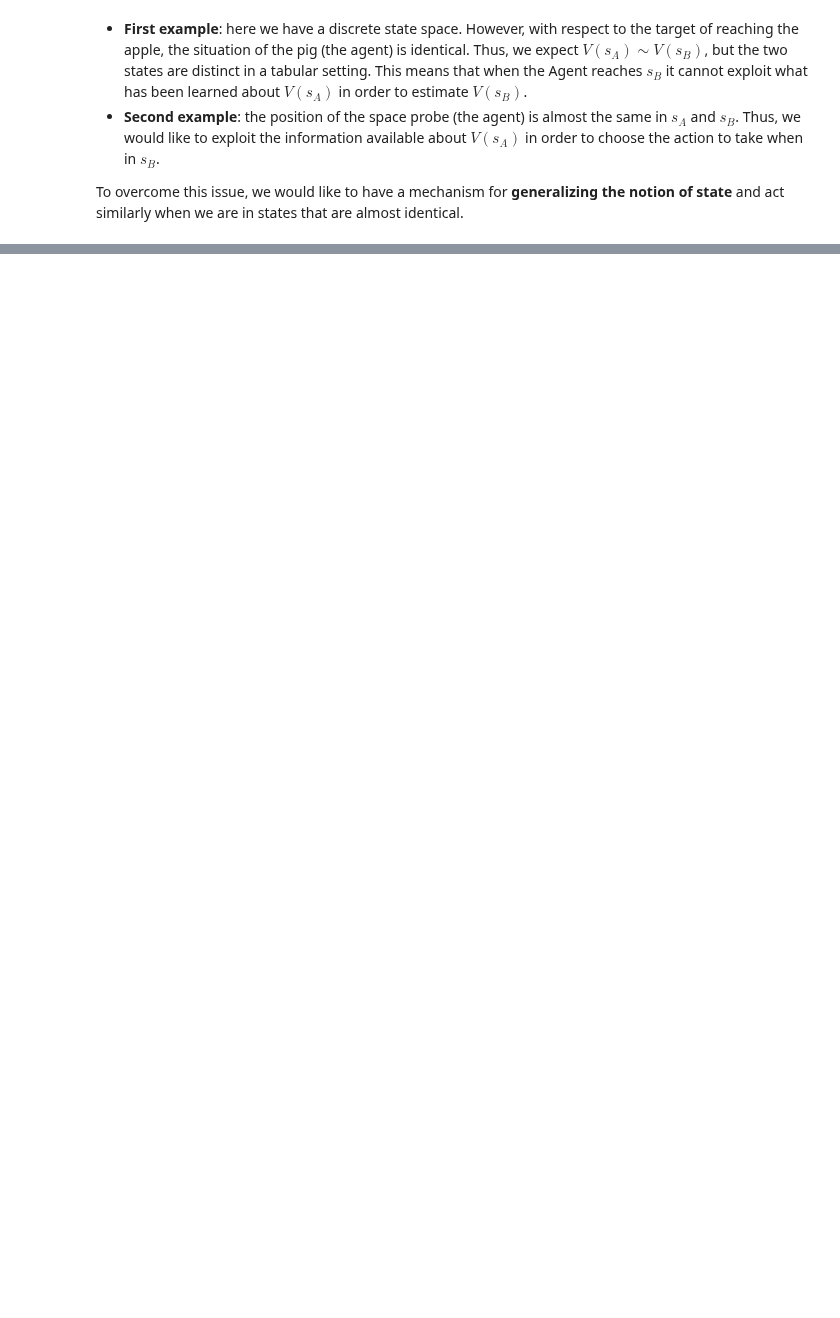
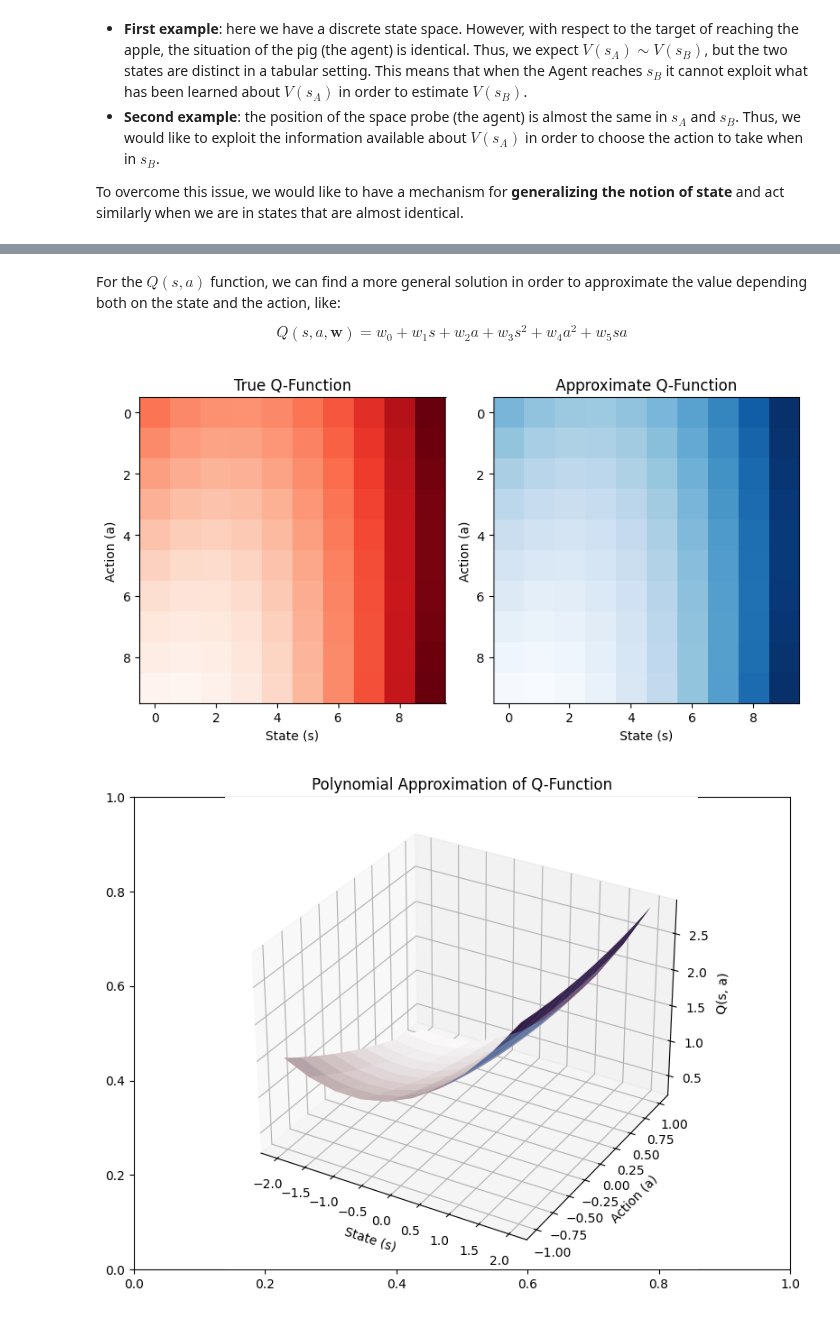
Before and after one commit to afflint/rlcoding, a Jupyter notebook: 2024-25/L2.0-value-function-approximation.ipynb, the cells around one changed output, grey strips where cells are left out. Cells and saved outputs as stored; diff of their text form; code cells hidden in the pictures; blank space fills up the shorter version.

```diff
--- a/2024-25/L2.0-value-function-approximation.ipynb
+++ b/2024-25/L2.0-value-function-approximation.ipynb
@@ -102,0 +175,55 @@ Action taken 3
+# %% [markdown]
+For the $Q(s, a)$ function, we can find a more general solution in order to approximate the value depending both on the state and the action, like:
+
+$$
+Q(s, a, \mathbf{w}) = w_0 + w_1 s + w_2 a + w_3 s^2 + w_4 a^2 + w_5 sa
+$$
+# %%
+from sklearn.preprocessing import PolynomialFeatures
+from sklearn.linear_model import LinearRegression
+
+s_values = np.linspace(-2, 2, 10)
+a_values = np.linspace(-1, 1, 10)
+
+S, A = np.meshgrid(s_values, a_values)
+S_flat, A_flat = S.flatten(), A.flatten()
+
+true_Q = 1 + 0.5 * S_flat - 0.3 * A_flat + 0.2 * S_flat**2 + 0.1 * A_flat**2 + 0.15 * S_flat * A_flat
+
+poly = PolynomialFeatures(degree=2, include_bias=True)
+X_poly = poly.fit_transform(np.column_stack((S_flat, A_flat)))
+
+model = LinearRegression()
+model.fit(X_poly, true_Q)
+
+Q_approx = model.predict(X_poly)
+
+Q_approx_grid = Q_approx.reshape(S.shape)
+Q_true_grid = true_Q.reshape(S.shape)
+
+fig, ax = plt.subplots(figsize=(8, 6), ncols=2)
+ax[0].set_title("True Q-Function")
+ax[0].imshow(Q_true_grid, cmap='Reds')
+ax[0].set_xlabel("State (s)")
+ax[0].set_ylabel("Action (a)")
+ax[1].set_title("Approximate Q-Function")
+ax[1].imshow(Q_true_grid, cmap='Blues')
+ax[1].set_xlabel("State (s)")
+ax[1].set_ylabel("Action (a)")
+plt.tight_layout()
+plt.show()
+
+
+fig, ax = plt.subplots(figsize=(8, 6))
+ax = fig.add_subplot(111, projection='3d')
+ax.plot_surface(S, A, Q_true_grid, cmap='Reds', alpha=1)
+ax.plot_surface(S, A, Q_approx_grid, cmap='Blues', alpha=0.6)
+ax.set_xlabel("State (s)")
+ax.set_ylabel("Action (a)")
+ax.set_zlabel("Q(s, a)")
+ax.set_title("Polynomial Approximation of Q-Function")
+plt.tight_layout()
+plt.show()
+# %% [output]
+[figure, added]
+[figure, added]
```
Also changed, not shown: parts of 12 cells of this notebook, 1 other file.
